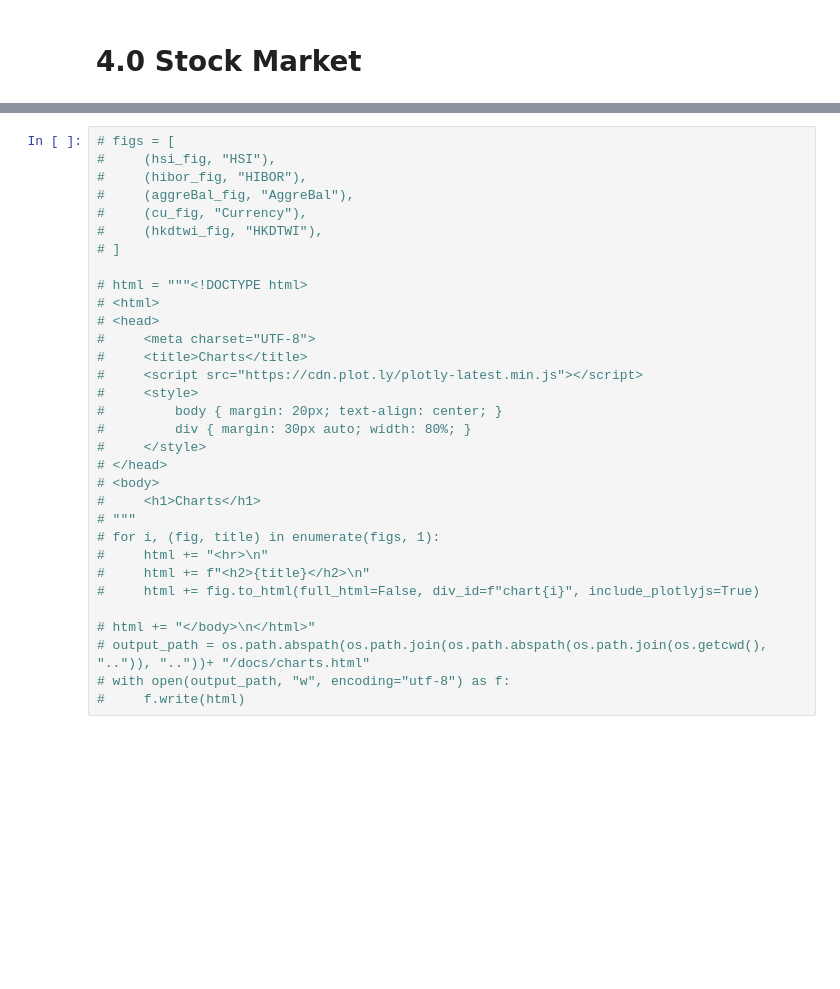
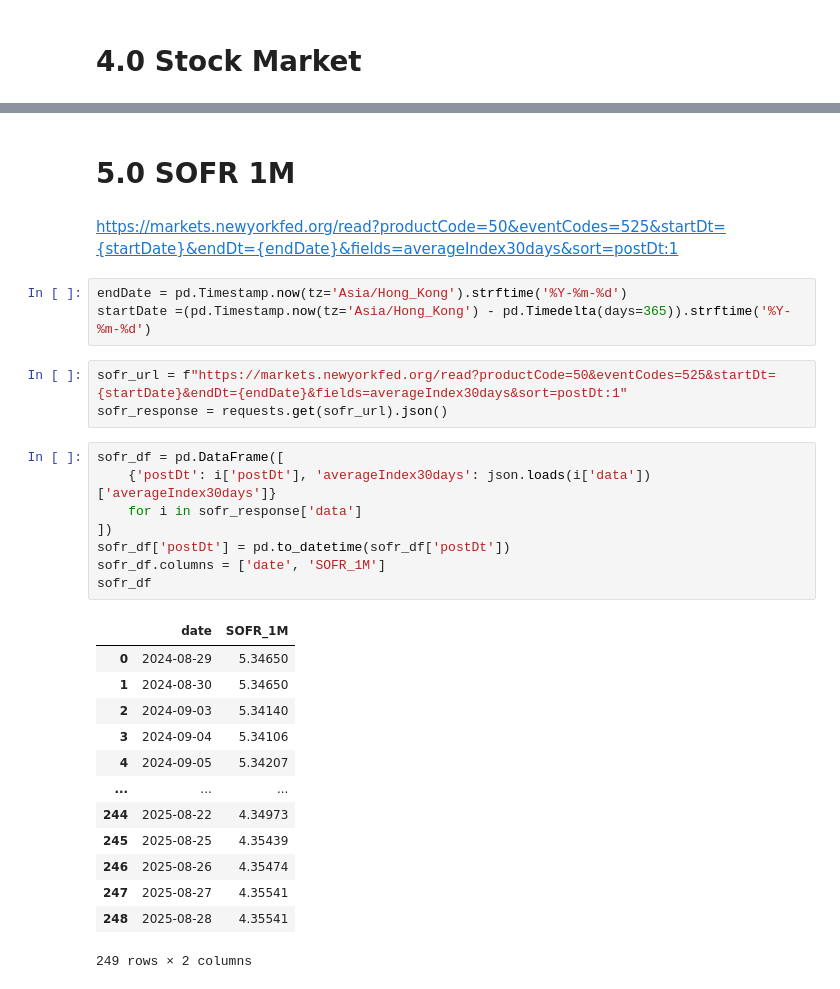
Before and after one commit to 0KeirLi0/EconomyAnalysis, a Jupyter notebook: notebook/YieldAnalysis/A02_DailyInterbankLiquidity.ipynb, the cells around one changed output, grey strips where cells are left out. Saved outputs shown, nothing was run; the diff lists cells and outputs as text; blank space fills up the shorter version.

```diff
--- a/notebook/YieldAnalysis/A02_DailyInterbankLiquidity.ipynb
+++ b/notebook/YieldAnalysis/A02_DailyInterbankLiquidity.ipynb
@@ -270,32 +372,32 @@ hsi_fig.show()
-# %%
-# figs = [
-#     (hsi_fig, "HSI"),
-#     (hibor_fig, "HIBOR"),
-#     (aggreBal_fig, "AggreBal"),
-#     (cu_fig, "Currency"),
-#     (hkdtwi_fig, "HKDTWI"),
-# ]
-
-# html = """<!DOCTYPE html>
-# <html>
-# <head>
-#     <meta charset="UTF-8">
-#     <title>Charts</title>
-#     <script src="https://cdn.plot.ly/plotly-latest.min.js"></script>
-#     <style>
-#         body { margin: 20px; text-align: center; }
-#         div { margin: 30px auto; width: 80%; }
-#     </style>
-# </head>
-# <body>
-#     <h1>Charts</h1>
-# """
-# for i, (fig, title) in enumerate(figs, 1):
-#     html += "<hr>\n"
-#     html += f"<h2>{title}</h2>\n"
-#     html += fig.to_html(full_html=False, div_id=f"chart{i}", include_plotlyjs=True)
-
-# html += "</body>\n</html>"
-# output_path = os.path.abspath(os.path.join(os.path.abspath(os.path.join(os.getcwd(), "..")), ".."))+ "/docs/charts.html"
-# with open(output_path, "w", encoding="utf-8") as f:
-#     f.write(html)
+# %% [markdown]
+# 5.0 SOFR 1M
+# %% [markdown]
+https://markets.newyorkfed.org/read?productCode=50&eventCodes=525&startDt={startDate}&endDt={endDate}&fields=averageIndex30days&sort=postDt:1
+# %%
+endDate = pd.Timestamp.now(tz='Asia/Hong_Kong').strftime('%Y-%m-%d')
+startDate =(pd.Timestamp.now(tz='Asia/Hong_Kong') - pd.Timedelta(days=365)).strftime('%Y-%m-%d')
+# %%
+sofr_url = f"https://markets.newyorkfed.org/read?productCode=50&eventCodes=525&startDt={startDate}&endDt={endDate}&fields=averageIndex30days&sort=postDt:1"
+sofr_response = requests.get(sofr_url).json()
+# %%
+sofr_df = pd.DataFrame([
+    {'postDt': i['postDt'], 'averageIndex30days': json.loads(i['data'])['averageIndex30days']}
+    for i in sofr_response['data']
+])
+sofr_df['postDt'] = pd.to_datetime(sofr_df['postDt'])
+sofr_df.columns = ['date', 'SOFR_1M']
+sofr_df
+# %% [output]
+|  | date | SOFR_1M |
+| 0 | 2024-08-29 | 5.34650 |
+| 1 | 2024-08-30 | 5.34650 |
+| 2 | 2024-09-03 | 5.34140 |
+| 3 | 2024-09-04 | 5.34106 |
+| 4 | 2024-09-05 | 5.34207 |
+| ... | ... | ... |
+| 244 | 2025-08-22 | 4.34973 |
+| 245 | 2025-08-25 | 4.35439 |
+| 246 | 2025-08-26 | 4.35474 |
+| 247 | 2025-08-27 | 4.35541 |
+| 248 | 2025-08-28 | 4.35541 |
+249 rows × 2 columns
```
Also changed, not shown: parts of 15 cells of this notebook, 5 other files.
